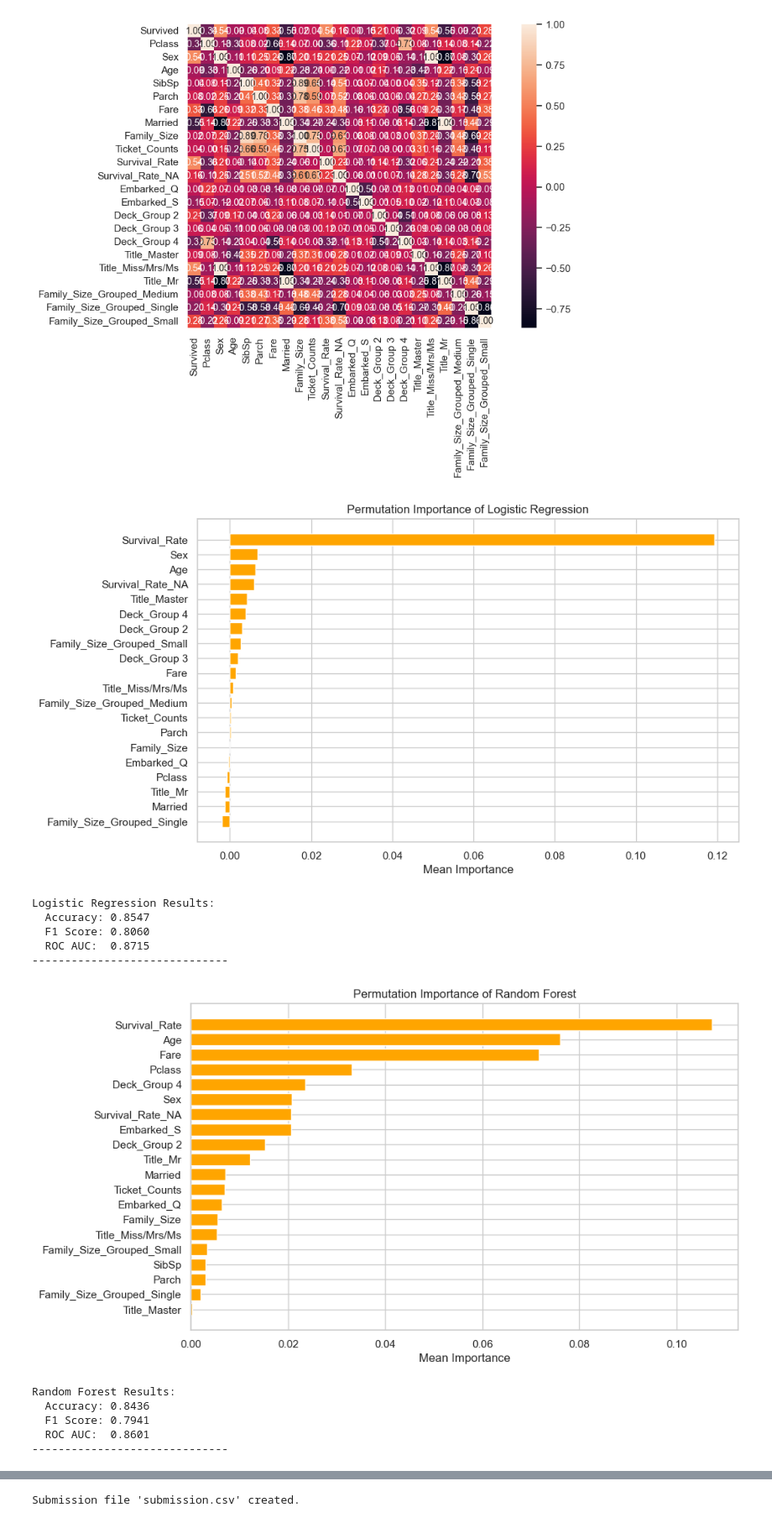
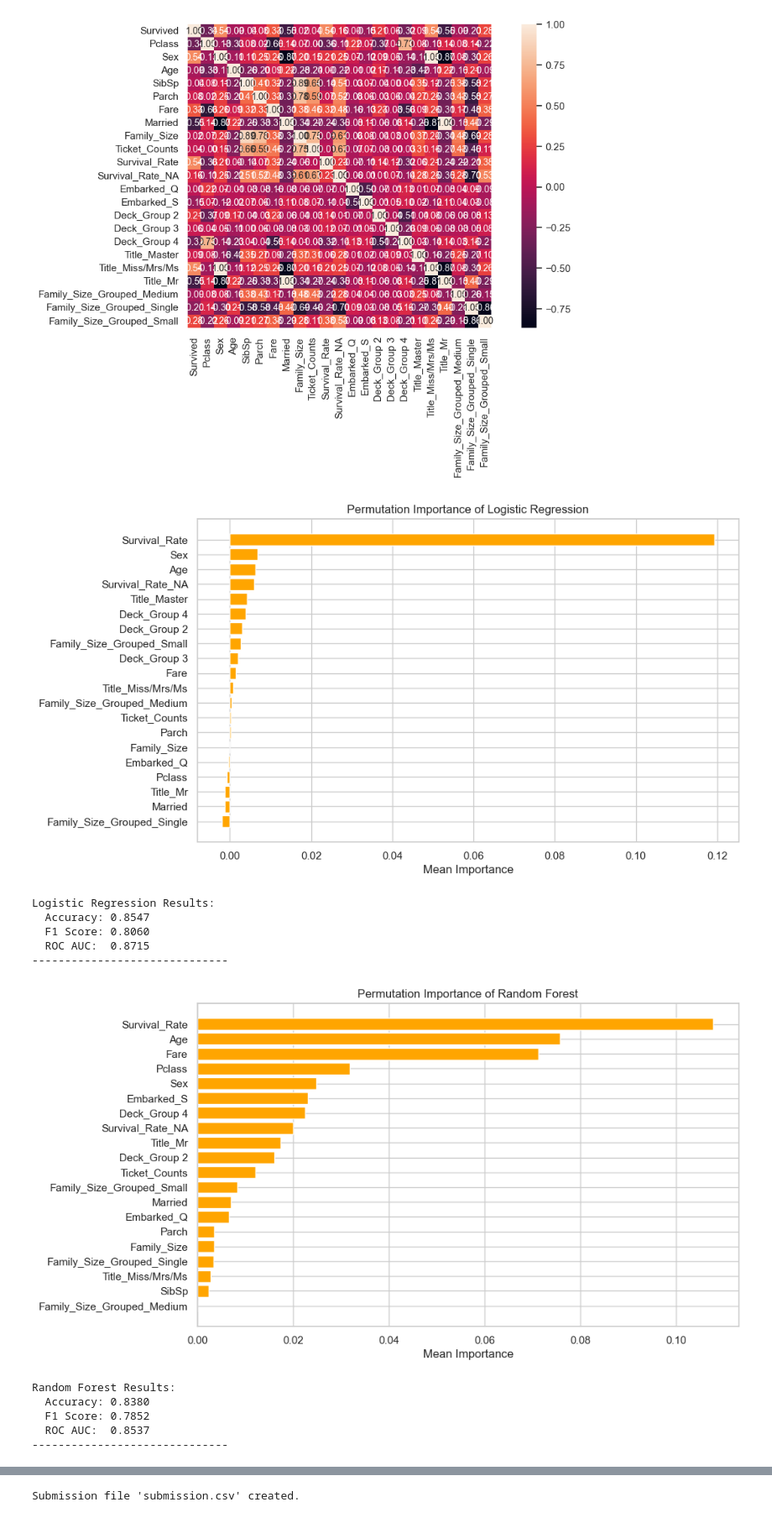
Before and after one commit to VietDQ1904/ML-Group-Projects, a Jupyter notebook: KaggleChallenge1/Challenge1_0.75837 copy 4.ipynb, the cells around one changed output, grey strips where cells are left out. Shown at 84% size. Saved outputs shown, nothing was run; the diff lists cells and outputs as text; code cells hidden in the pictures.

```diff
--- a/KaggleChallenge1/Challenge1_0.75837 copy 4.ipynb
+++ b/KaggleChallenge1/Challenge1_0.75837 copy 4.ipynb
@@ -701,6 +711,7 @@ X_train, X_val, y_train, y_val = train_test_split(
 # %%
 from sklearn.linear_model import LogisticRegression
 from sklearn.ensemble import RandomForestClassifier
+from sklearn.tree import DecisionTreeClassifier
 from sklearn.svm import SVC
 from xgboost import XGBClassifier
 from sklearn.neighbors import KNeighborsClassifier
@@ -710,51 +721,52 @@ from sklearn.inspection import permutation_importance
 
 models = {
     'Logistic Regression': LogisticRegression(random_state=42, max_iter=10000),
-    'Random Forest': RandomForestClassifier(random_state=42, n_jobs=-1, n_estimators=200),
+    'Random Forest': RandomForestClassifier(random_state=42, n_jobs=-1, n_estimators=50),
     'XGBoost': XGBClassifier(eval_metric='logloss', random_state=42, n_jobs=-1),
     "SVC": SVC(
         kernel="rbf",
         probability=True,
         random_state=42,
     ),
-    "K-Neighbours": KNeighborsClassifier(n_neighbors=5, weights='distance')
+    "K-Neighbours": KNeighborsClassifier(n_neighbors=5, weights='distance'),
+    "Decision Tree": DecisionTreeClassifier(max_depth=3, random_state=42)
 }
 
 for name, model in models.items():
     model.fit(X_train, y_train)
     y_pred = model.predict(X_val)
     y_prob = model.predict_proba(X_val)[:,1]
 
     result = permutation_importance(model, X_train, y_train, n_repeats=10, random_state=42, n_jobs=-1)
     sorted_idx = result.importances_mean.argsort()
 
     plt.figure(figsize=(10, 6))
     plt.barh(X_train.columns[sorted_idx][-20:], result.importances_mean[sorted_idx][-20:], color='orange')
     plt.title(f"Permutation Importance of {name}")
     plt.xlabel("Mean Importance")
     plt.show()
 
     acc = accuracy_score(y_val, y_pred)
     f1 = f1_score(y_val, y_pred)
     roc_auc = roc_auc_score(y_val, y_prob)
 
     print(f"{name} Results:")
     print(f"  Accuracy: {acc:.4f}")
     print(f"  F1 Score: {f1:.4f}")
     print(f"  ROC AUC:  {roc_auc:.4f}")
     print("-" * 30)
 # %% [output]
 [figure]
 Logistic Regression Results:
   Accuracy: 0.8547
   F1 Score: 0.8060
   ROC AUC:  0.8715
 ------------------------------
-[figure, old version]
+[figure, new version]
 Random Forest Results:
-  Accuracy: 0.8436
-  F1 Score: 0.7941
-  ROC AUC:  0.8601
+  Accuracy: 0.8380
+  F1 Score: 0.7852
+  ROC AUC:  0.8537
 ------------------------------
 [figure]
 XGBoost Results:
```
Also changed, not shown: parts of 4 cells of this notebook, 11 other files.
